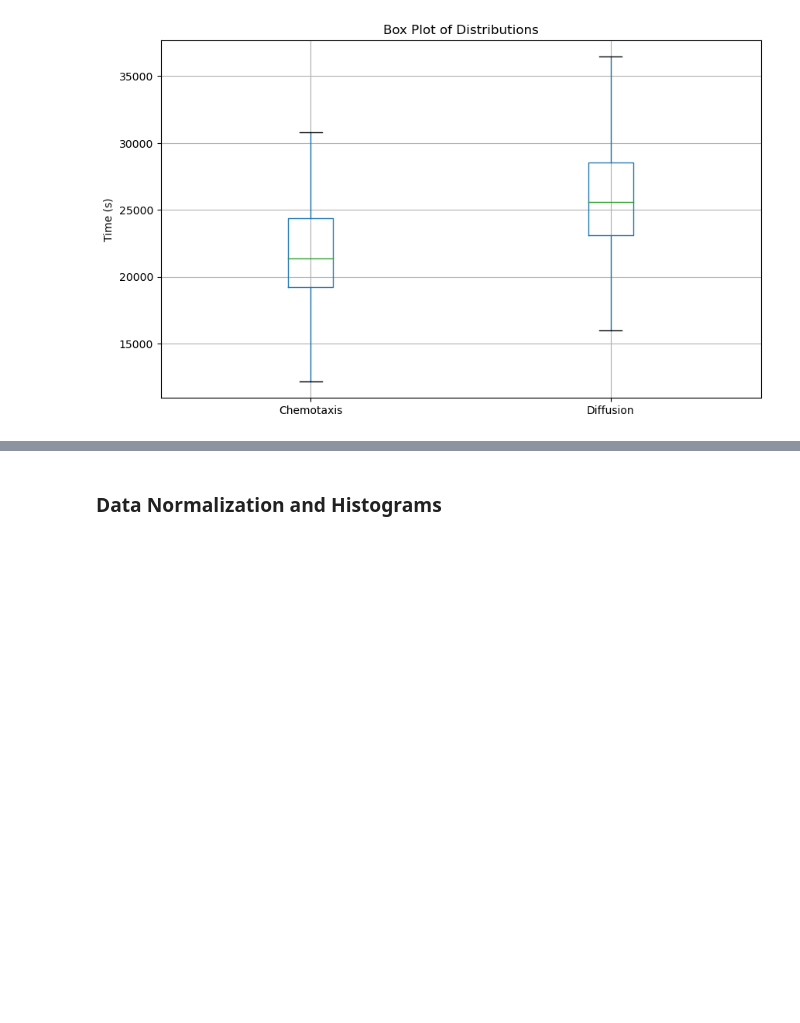
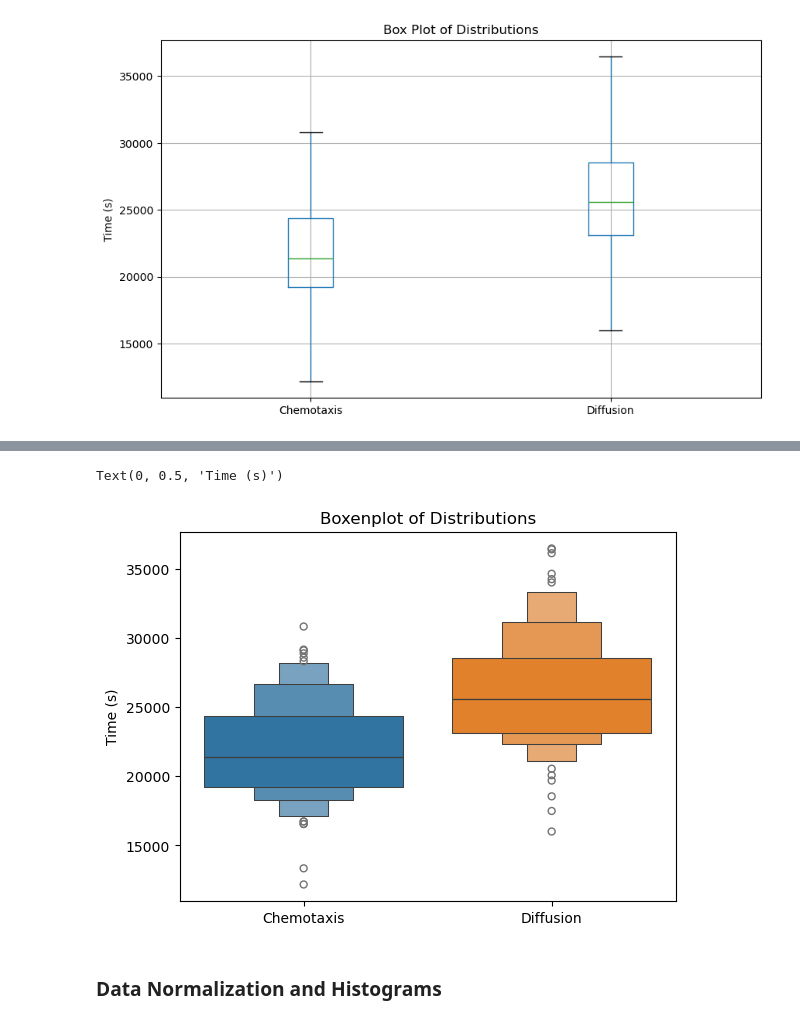
Before and after one commit to Frood-for-Thought/Bac_Evol_SSA, a Jupyter notebook: Time to Fixation Experiments/Experiment 2 - Comparing Diffusion to Chemotaxis/Analysis.ipynb, the cells around one changed output, grey strips where cells are left out. Cells and saved outputs as stored; diff of their text form; code cells hidden in the pictures; blank space fills up the shorter version.

```diff
--- a/Time to Fixation Experiments/Experiment 2 - Comparing Diffusion to Chemotaxis/Analysis.ipynb
+++ b/Time to Fixation Experiments/Experiment 2 - Comparing Diffusion to Chemotaxis/Analysis.ipynb
@@ -80,3 +83,10 @@ plt.show()
+# %%
+sns.boxenplot(data=df_cleaned)
+plt.title('Boxenplot of Distributions')
+plt.ylabel('Time (s)')
+# %% [output]
+Text(0, 0.5, 'Time (s)')
+[figure, added]
 # %% [markdown]
 ### Data Normalization and Histograms
 # %%
```
Also changed, not shown: parts of 2 cells of this notebook.
